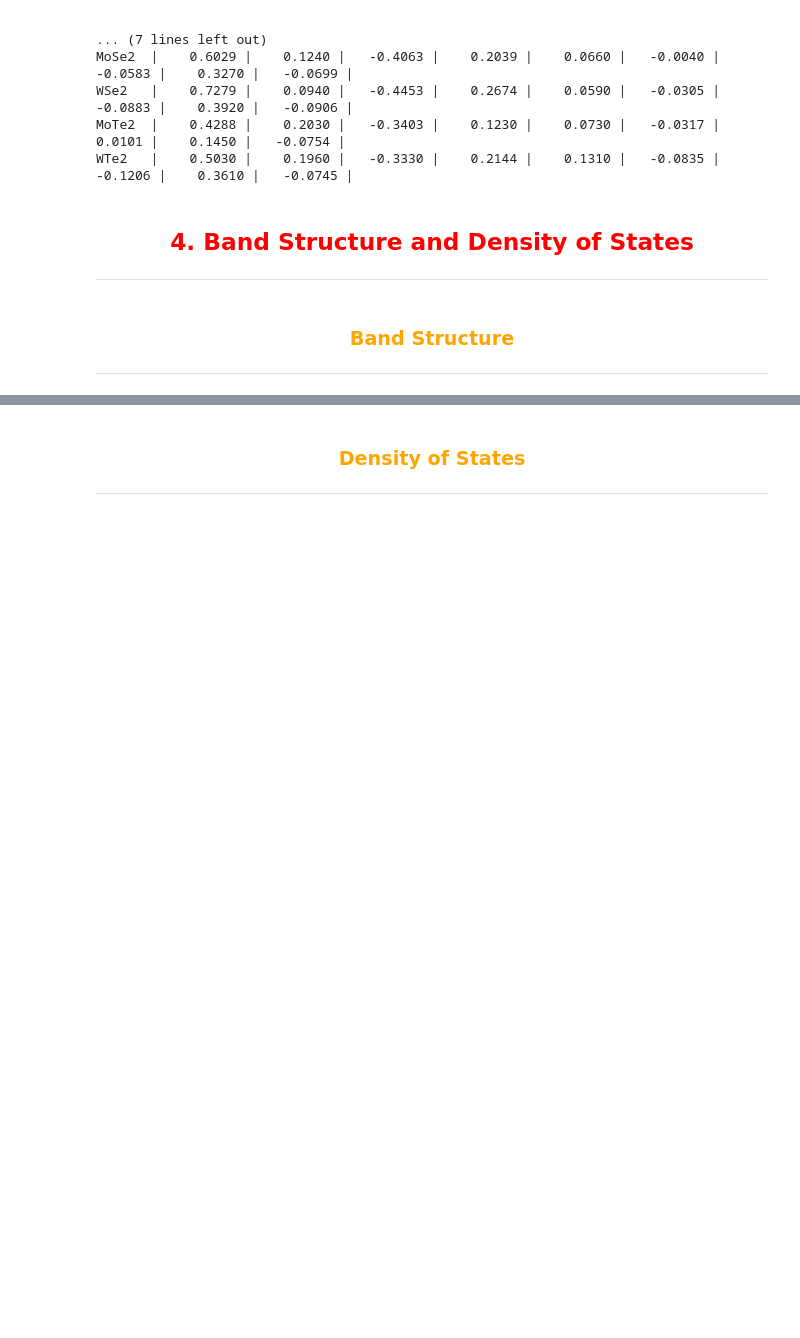
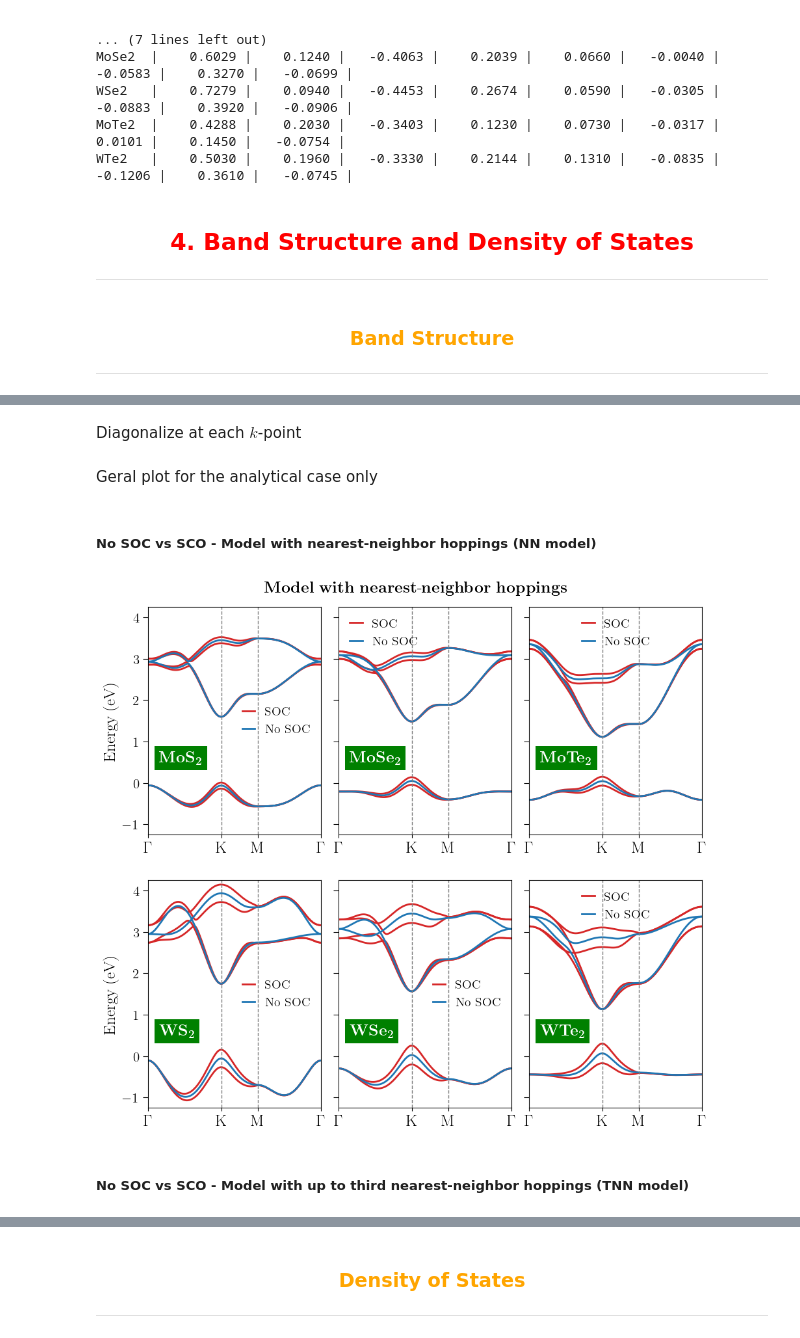
Before and after one commit to KJohnmar/INL-OBELIX-2026, a Jupyter notebook: TMDs/TMDs-monolayers.ipynb, the cells around one changed output, grey strips where cells are left out. Drawn from its saved outputs; the diff is of its cells as text; code cells hidden in the pictures; blank space fills up the shorter version.

```diff
--- a/TMDs/TMDs-monolayers.ipynb
+++ b/TMDs/TMDs-monolayers.ipynb
@@ -811,0 +950,2 @@ ___
+# %% [markdown]
+Diagonalize at each $k$-point
@@ -811,0 +977,2 @@ ___
+# %% [markdown]
+Geral plot for the analytical case only
@@ -811,0 +1066,59 @@ ___
+# %% [markdown]
+##### __No SOC vs SCO - Model with nearest-neighbor hoppings (NN model)__
+# %%
+def main_BandStructure_1N_analytically():
+    # 1. Adjust the figure size to fit both plots side-by-side
+    fig = plt.figure(figsize=(11, 10))
+
+    # 2. Create the gridspec
+    gs_main = gridspec.GridSpec(2, 3, figure=fig, wspace=0.1)
+
+    # 3. Create the subplots
+    ax1 = fig.add_subplot(gs_main[0, 0])
+    ax2 = fig.add_subplot(gs_main[0, 1])
+    ax3 = fig.add_subplot(gs_main[0, 2])
+    ax4 = fig.add_subplot(gs_main[1, 0])
+    ax5 = fig.add_subplot(gs_main[1, 1])
+    ax6 = fig.add_subplot(gs_main[1, 2])
+
+    # 4.
+    k_axis, HS_axis, bands = calculate_TMDs_analytically(n_pts=100, name="MoS2", TB_model="1N", fit_parameter="GGA", soc=False)
+    _, _, bands_soc = calculate_TMDs_analytically(n_pts=100, name="MoS2", TB_model="1N", fit_parameter="GGA", soc=True)
+    plot_BandStructure_TMDs_analytically(ax1, k_axis, HS_axis, bands, bands_soc, name="MoS2", option="SOCvsNoSOC")
+
+    _, _, bands = calculate_TMDs_analytically(n_pts=100, name="MoSe2", TB_model="1N", fit_parameter="GGA", soc=False)
+    _, _, bands_soc = calculate_TMDs_analytically(n_pts=100, name="MoSe2", TB_model="1N", fit_parameter="GGA", soc=True)
+    plot_BandStructure_TMDs_analytically(ax2, k_axis, HS_axis, bands, bands_soc, name="MoSe2", option="SOCvsNoSOC")
+
+    _, _, bands = calculate_TMDs_analytically(n_pts=100, name="MoTe2", TB_model="1N", fit_parameter="GGA", soc=False)
+    _, _, bands_soc = calculate_TMDs_analytically(n_pts=100, name="MoTe2", TB_model="1N", fit_parameter="GGA", soc=True)
+    plot_BandStructure_TMDs_analytically(ax3, k_axis, HS_axis, bands, bands_soc, name="MoTe2", option="SOCvsNoSOC")
+
+    _, _, bands = calculate_TMDs_analytically(n_pts=100, name="WS2", TB_model="1N", fit_parameter="GGA", soc=False)
+    _, _, bands_soc = calculate_TMDs_analytically(n_pts=100, name="WS2", TB_model="1N", fit_parameter="GGA", soc=True)
+    plot_BandStructure_TMDs_analytically(ax4, k_axis, HS_axis, bands, bands_soc, name="WS2", option="SOCvsNoSOC")
+
+    _, _, bands = calculate_TMDs_analytically(n_pts=100, name="WSe2", TB_model="1N", fit_parameter="GGA", soc=False)
+    _, _, bands_soc = calculate_TMDs_analytically(n_pts=100, name="WSe2", TB_model="1N", fit_parameter="GGA", soc=True)
+    plot_BandStructure_TMDs_analytically(ax5, k_axis, HS_axis, bands, bands_soc, name="WSe2", option="SOCvsNoSOC")
+
+    _, _, bands = calculate_TMDs_analytically(n_pts=100, name="WTe2", TB_model="1N", fit_parameter="GGA", soc=False)
+    _, _, bands_soc = calculate_TMDs_analytically(n_pts=100, name="WTe2", TB_model="1N", fit_parameter="GGA", soc=True)
+    plot_BandStructure_TMDs_analytically(ax6, k_axis, HS_axis, bands, bands_soc, name="WTe2", option="SOCvsNoSOC")
+
+    fig.suptitle(r"$\mathbf{Model\ with\ nearest\text{-}neighbor\ hoppings}$", fontsize=18, fontweight=900, y=0.92)
+
+    # 5. Finalization
+    plt.tight_layout()
+    #plt.subplots_adjust(left=0.05, right=0.95, bottom=0.05, top=0.95,
+    #                      hspace=0.4, wspace=0.4)
+
+    plt.show()
+    plt.close()
+
+if __name__ == "__main__":
+    main_BandStructure_1N_analytically()
+# %% [output]
+[figure, added]
+# %% [markdown]
+##### __No SOC vs SCO - Model with up to third nearest-neighbor hoppings (TNN model)__
```
Also changed, not shown: parts of 23 cells of this notebook.
